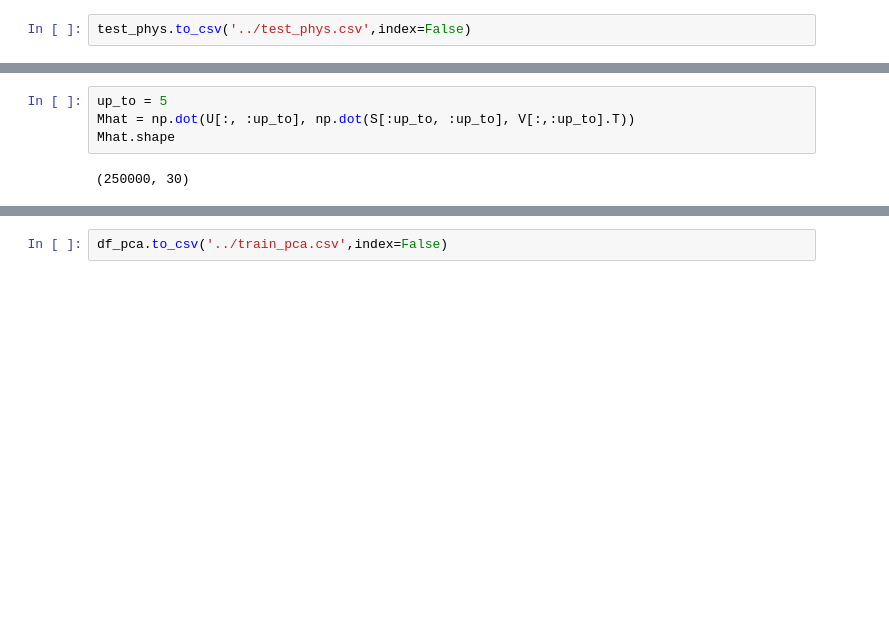
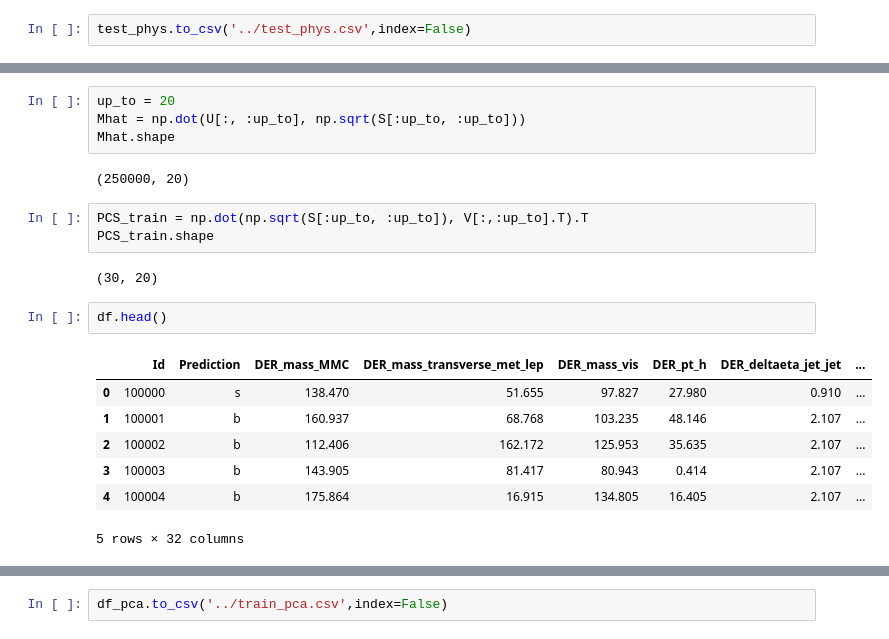
Before and after one commit to JoelDan192/FizzBuzzInTensorFlow, a Jupyter notebook: projects/project1/scripts/Exploratory_Analysis.ipynb, the cells around one changed output, grey strips where cells are left out. Saved outputs shown, nothing was run; the diff lists cells and outputs as text; blank space fills up the shorter version.

```diff
--- a/projects/project1/scripts/Exploratory_Analysis.ipynb
+++ b/projects/project1/scripts/Exploratory_Analysis.ipynb
@@ -107,7 +105,22 @@ array([ 0.87446117,  0.94964099,  0.97401173,  0.99471526,  0.99870389,
 # %%
-up_to = 5
-Mhat = np.dot(U[:, :up_to], np.dot(S[:up_to, :up_to], V[:,:up_to].T))
+up_to = 20
+Mhat = np.dot(U[:, :up_to], np.sqrt(S[:up_to, :up_to]))
 Mhat.shape
 # %% [output]
-(250000, 30)
+(250000, 20)
+# %%
+PCS_train = np.dot(np.sqrt(S[:up_to, :up_to]), V[:,:up_to].T).T
+PCS_train.shape
+# %% [output]
+(30, 20)
+# %%
+df.head()
+# %% [output]
+|  | Id | Prediction | DER_mass_MMC | DER_mass_transverse_met_lep | DER_mass_vis | DER_pt_h | DER_deltaeta_jet_jet | ... |
+| 0 | 100000 | s | 138.470 | 51.655 | 97.827 | 27.980 | 0.910 | ... |
+| 1 | 100001 | b | 160.937 | 68.768 | 103.235 | 48.146 | 2.107 | ... |
+| 2 | 100002 | b | 112.406 | 162.172 | 125.953 | 35.635 | 2.107 | ... |
+| 3 | 100003 | b | 143.905 | 81.417 | 80.943 | 0.414 | 2.107 | ... |
+| 4 | 100004 | b | 175.864 | 16.915 | 134.805 | 16.405 | 2.107 | ... |
+5 rows × 32 columns
 # %%
```
Also changed, not shown: parts of 18 cells of this notebook, 7 other files.
